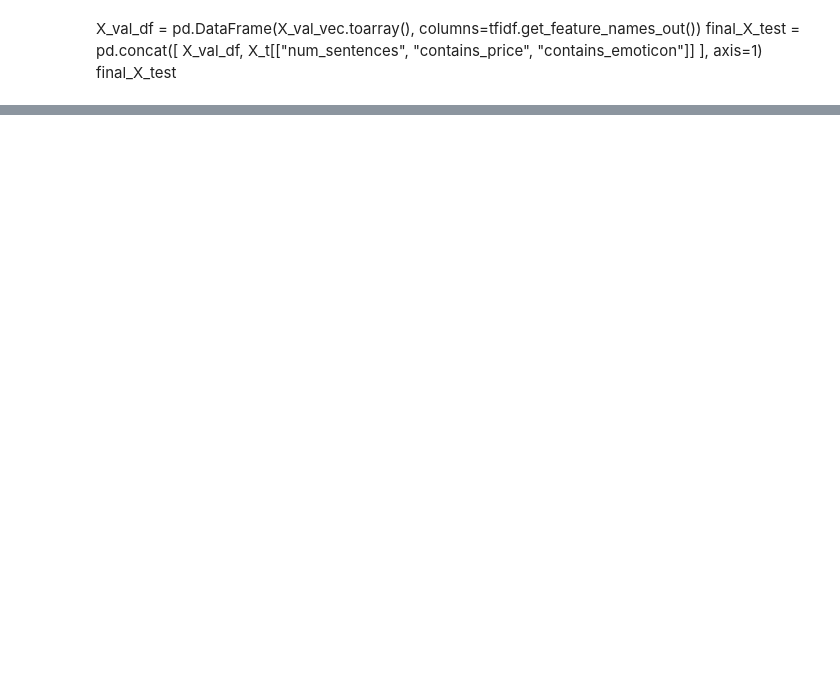
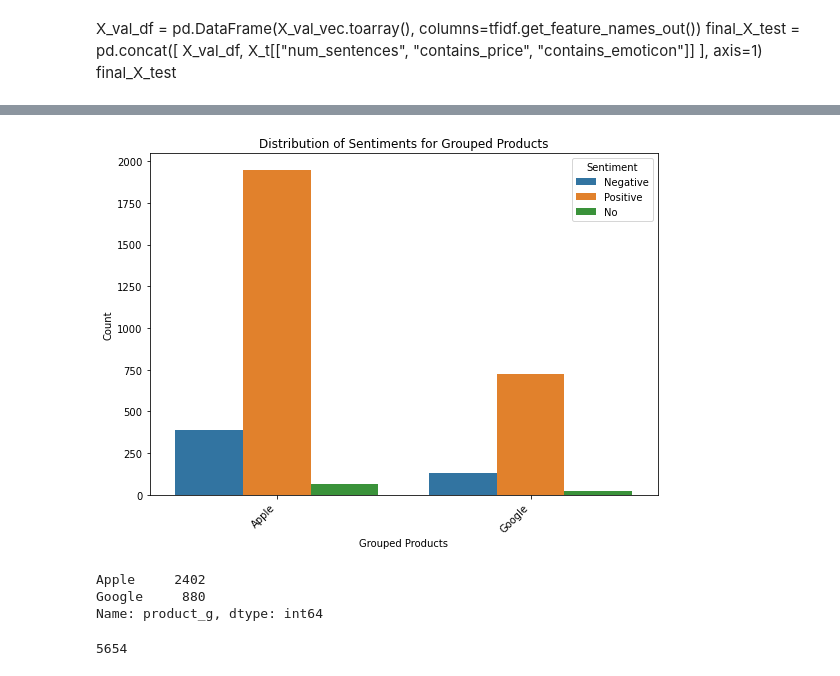
Before and after one commit to juved/Unveiling-Sentiments-on-Apple-and-Google-Products, a Jupyter notebook: Notebooks/juvensone_working_notebook.ipynb, the cells around one changed output, grey strips where cells are left out. Saved outputs shown, nothing was run; the diff lists cells and outputs as text; code cells hidden in the pictures; blank space fills up the shorter version.

```diff
--- a/Notebooks/juvensone_working_notebook.ipynb
+++ b/Notebooks/juvensone_working_notebook.ipynb
@@ -1055,0 +1110,47 @@ final_X_test
+# %%
+import pandas as pd
+import seaborn as sns
+import matplotlib.pyplot as plt
+
+# Assuming df2 is your DataFrame
+# Create a new column 'product_g' based on grouping
+product_mapping = {
+    'iPad': 'Apple',
+    'Apple': 'Apple',
+    'iPad or iPhone App': 'Apple',
+    'iPhone': 'Apple',
+    'Other Apple product or service': 'Apple',
+    'Google': 'Google',
+    'Other Google product or service': 'Google',
+    'Android App': 'Google',
+    'Android': 'Google'
+}
+
+df2['product_g'] = df2['products'].map(product_mapping)
+
+# Plot the distribution using the new 'product_g' column
+plt.figure(figsize=(8, 6))
+sns.countplot(x='product_g', hue='target', data=df2)
+
+# Set labels and title
+plt.xlabel('Grouped Products')
+plt.ylabel('Count')
+plt.title('Distribution of Sentiments for Grouped Products')
+
+# Show the plot
+plt.xticks(rotation=45, ha='right')
+plt.legend(title='Sentiment')
+plt.tight_layout()
+plt.show()
+# %% [output]
+[figure, added]
+# %%
+df2['product_g'].value_counts()
+# %% [output]
+Apple     2402
+Google     880
+Name: product_g, dtype: int64
+# %%
+df2['product_g'].isna().sum()
+# %% [output]
+5654
```
Also changed, not shown: parts of 14 cells of this notebook.
